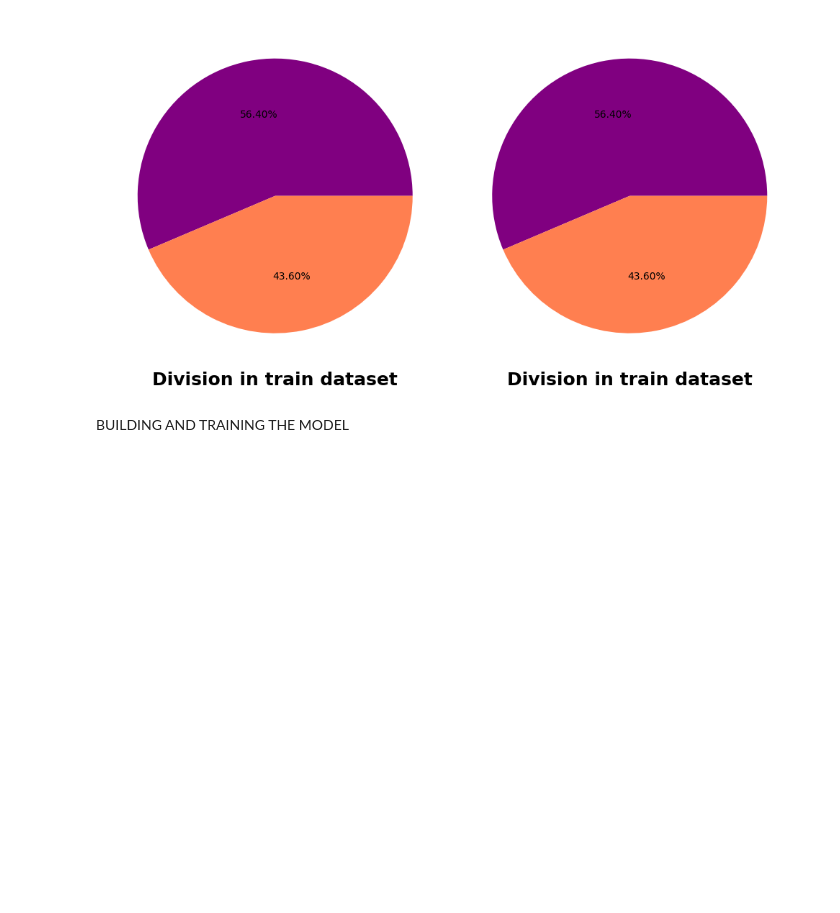
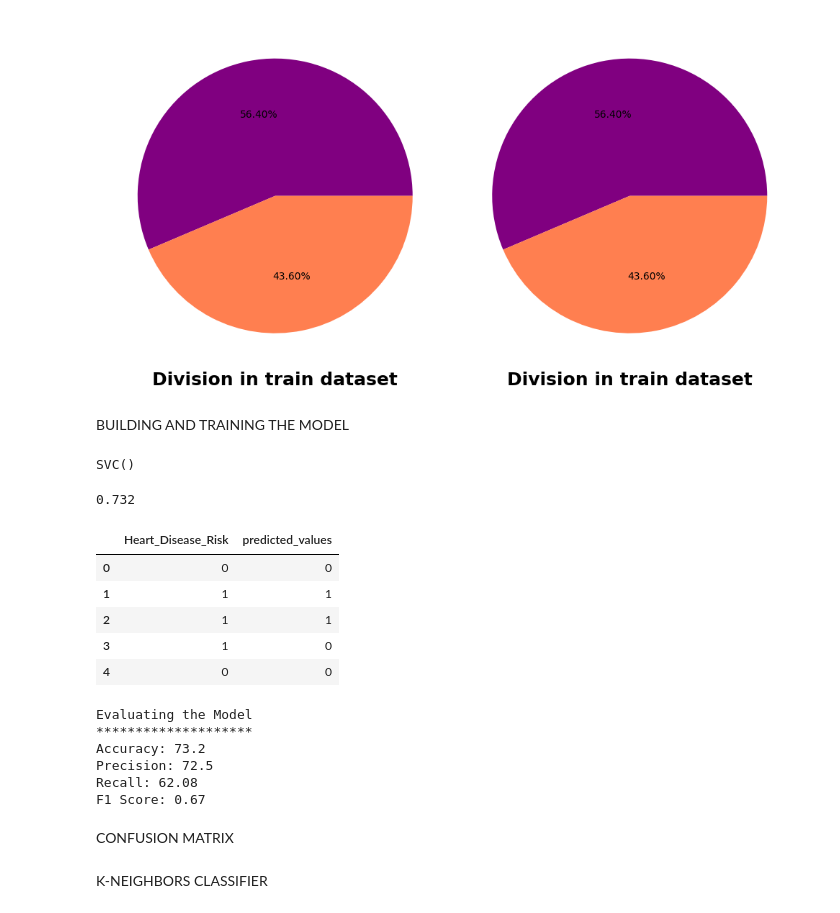
Before and after one commit to Isaackjoshua/Cardiovascular-Disease-Risk-Prediction-Model, a Jupyter notebook: models/model.ipynb, the cells around one changed output. Cells and saved outputs as stored; diff of their text form; code cells hidden in the pictures; blank space fills up the shorter version.

```diff
--- a/models/model.ipynb
+++ b/models/model.ipynb
@@ -185,4 +187,26 @@ plt.show()
 BUILDING AND TRAINING THE MODEL
 # %%
 model = SVC()
-model.fit(x_train, y_test)
+model.fit(x_train, y_train)
+# %% [output]
+SVC()
+# %%
+model.score(x_test, y_test)
+# %% [output]
+0.732
+# %%
+y_pred = model.predict(x_test)
+# %%
+dataframe_1=pd.DataFrame(y_test).reset_index().drop(columns=['index']).rename(columns={'diagnosis_M':'Actual_Values'})
+dataframe_2=pd.DataFrame(y_pred)
+dataframe_2.columns=['predicted_values']
+# %%
+comparison=pd.concat((dataframe_1, dataframe_2), axis=1)
+comparison.head()
+# %% [output]
+|  | Heart_Disease_Risk | predicted_values |
+| 0 | 0 | 0 |
+| 1 | 1 | 1 |
+| 2 | 1 | 1 |
+| 3 | 1 | 0 |
+| 4 | 0 | 0 |
@@ -188,0 +215,15 @@ model.fit(x_train, y_test)
+# %%
+print(f"Evaluating the Model\n{'*'*20}")
+print("Accuracy:", round(accuracy_score(y_test, y_pred)*100,2))
+print("Precision:", round(precision_score(y_test, y_pred)*100,2))
+print("Recall:", round(recall_score(y_test, y_pred)*100,2))
+print("F1 Score:", round(f1_score(y_test, y_pred),2))
+# %% [output]
+Evaluating the Model
+********************
+Accuracy: 73.2
+Precision: 72.5
+Recall: 62.08
+F1 Score: 0.67
+# %% [markdown]
+CONFUSION MATRIX
@@ -188,0 +235,2 @@ model.fit(x_train, y_test)
+# %% [markdown]
+K-NEIGHBORS CLASSIFIER
```
Also changed, not shown: parts of 12 cells of this notebook.
